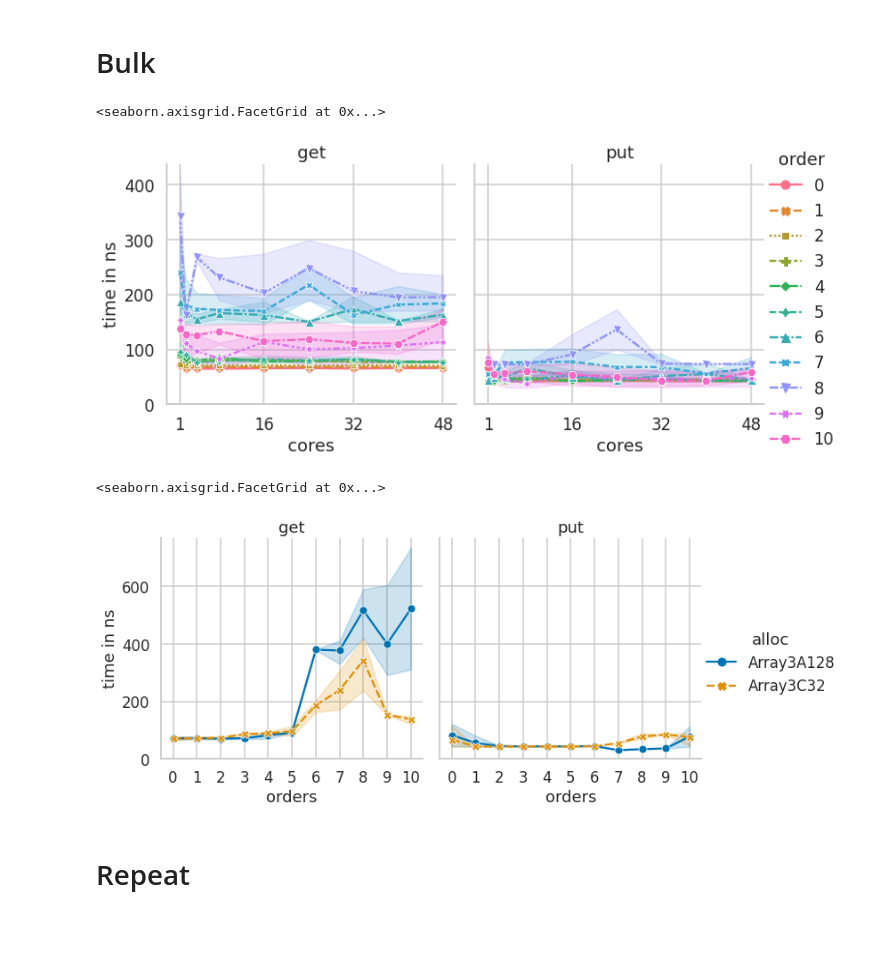
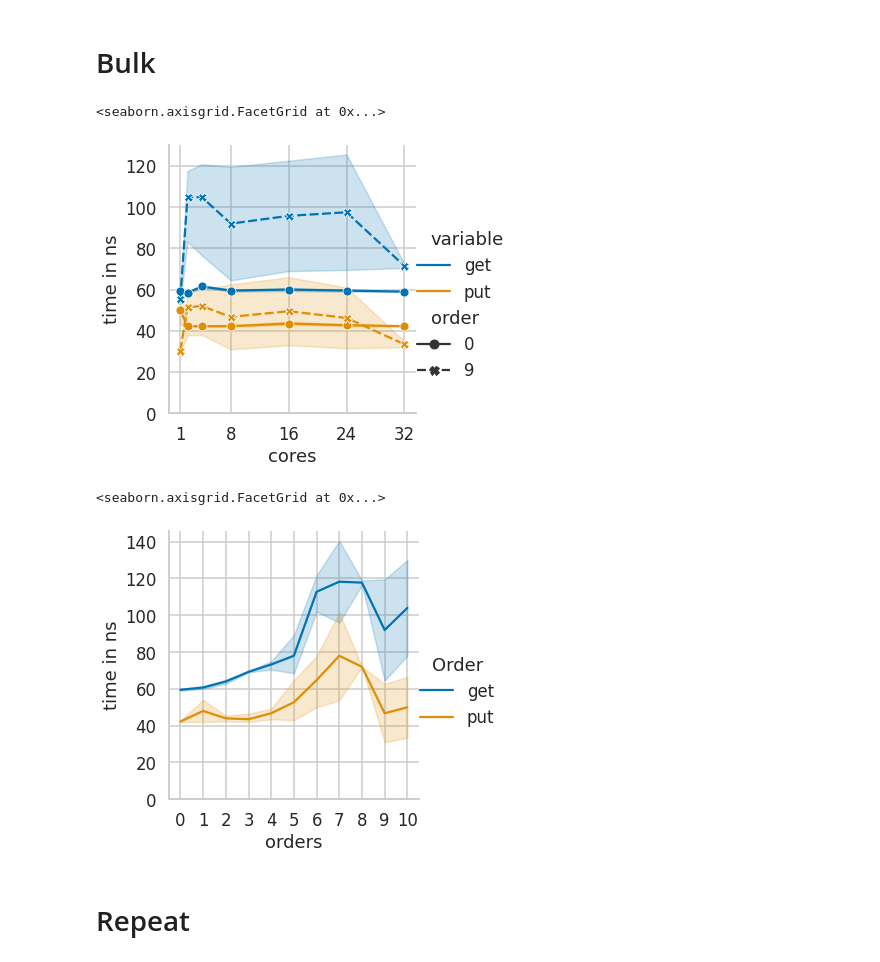
Before and after one commit to luhsra/llfree-rs, a Jupyter notebook: results/orders.ipynb, the cells around one changed output. Drawn from its saved outputs; the diff is of its cells as text; code cells hidden in the pictures; blank space fills up the shorter version.

```diff
--- a/results/orders.ipynb
+++ b/results/orders.ipynb
@@ -31,41 +62,39 @@ dir = "out-221213_1553"
 # %%
 data = read_orders("bulk_v")
 pgd = data[data["alloc"] == "Array3C32"]
 pgd = pgd[["order", "cores", "alloc", "get", "put"]].melt(
     id_vars=["order", "cores", "alloc"],
     value_vars=["get", "put"], value_name="time")
-order = list(map(str, range(11)))
+order = ["0", "9"]
 g = sns.relplot(data=pgd, kind="line", x="cores", y="time",
-                col="variable", style="order", hue="order", markers=True)
-g.set(xticks=[1, 16, 32, 48])
+                markers=True,
+                style="order", hue="variable", style_order=order)
+g.set(xticks=[1, 8, 16, 24, 32])
 g.set(ylim=(0, None))
 # g.legend.set_title("Order")
 g.set(ylabel="time in ns")
 g.set(xlabel="cores")
 g.set_titles("{col_name}")
 # %% [output]
 <seaborn.axisgrid.FacetGrid at 0x...>
-[figure, old version]
+[figure, new version]
 # %%
 data = read_orders("bulk_v")
-pgd = data[data["cores"] == 1]
+pgd = data[data["cores"] == 8]
 pgd = pgd[["order", "alloc", "get", "put"]].melt(
     id_vars=["order", "alloc"],
     value_vars=["get", "put"], value_name="time")
 
-order = allocs(["Array"], ["3"], ["A128", "C32"])
 g = sns.relplot(data=pgd, kind="line", x="order", y="time",
-                col="variable", markers=True,
-                hue="alloc", style="alloc", hue_order=order, style_order=order)
-# g.set(xticks=[1, 16, 32, 48])
+                markers=True, hue="variable")
 g.set(ylim=(0, None))
-# g.legend.set_title("Order")
+g.legend.set_title("Order")
 g.set(ylabel="time in ns")
 g.set(xlabel="orders")
 g.set_titles("{col_name}")
 # %% [output]
 <seaborn.axisgrid.FacetGrid at 0x...>
-[figure, old version]
+[figure, new version]
 # %% [markdown]
 # Repeat
 # %%
```
Also changed, not shown: parts of 6 cells of this notebook, 6 other files.
